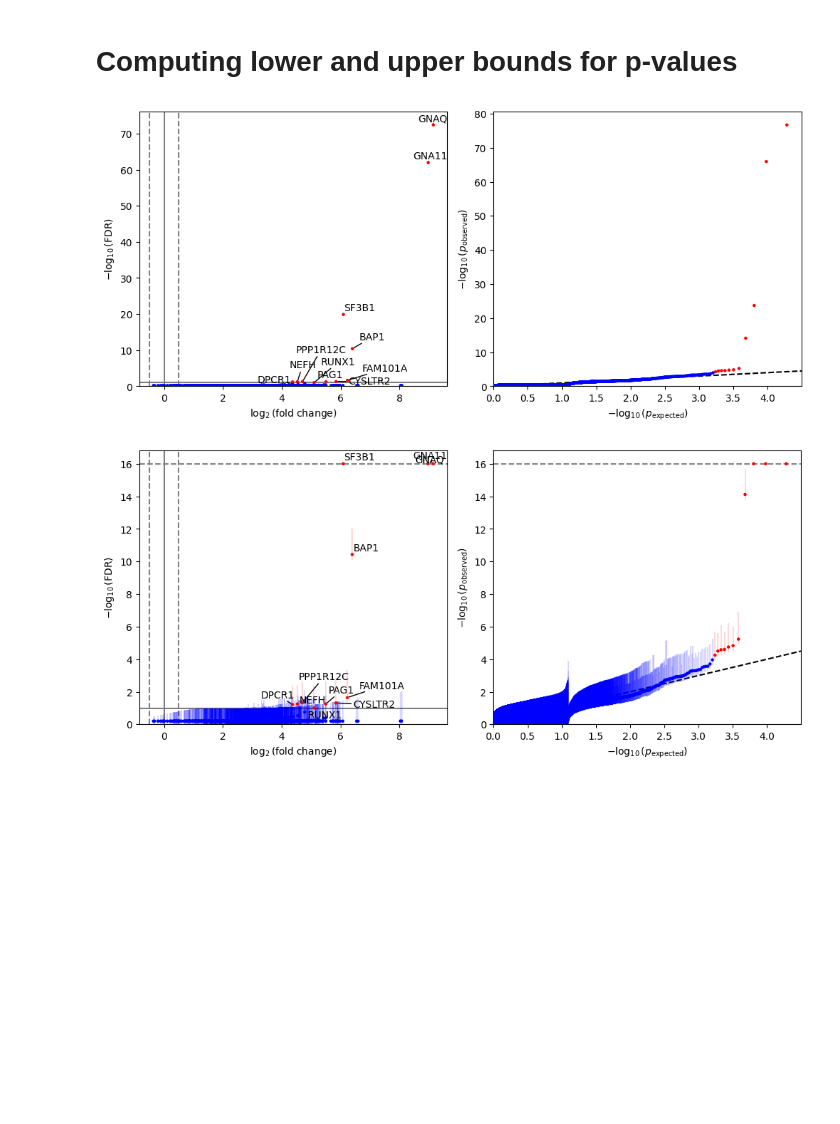
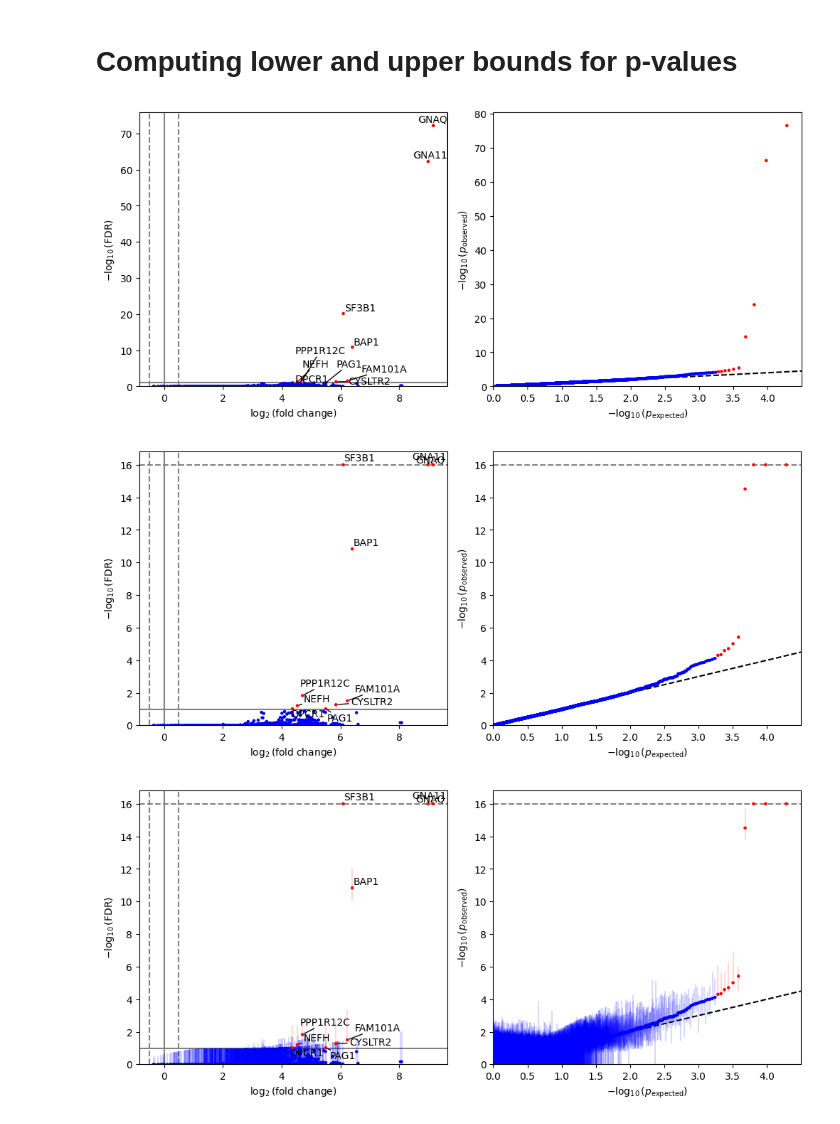
Before and after one commit to getzlab/dig_test_burden, a Jupyter notebook: process_results.ipynb, the cells around one changed output. Saved outputs shown, nothing was run; the diff lists cells and outputs as text; code cells hidden in the pictures; blank space fills up the shorter version.

```diff
--- a/process_results.ipynb
+++ b/process_results.ipynb
@@ -105,8 +105,7 @@ plt.show()
 # Recomputing p-values from model parameters
 # %%
 def nb_pvalue_greater_midp(k, alpha, p):
-    """ Calculate an UPPER TAIL p-value for a negative binomial distribution
-        with a midp correction
+    """ Calculate an UPPER TAIL p-value for a negative binomial distribution with a midp correction
     """
     return 0.5 * sp.stats.nbinom.pmf(k, alpha, p) + sp.special.betainc(k+1, alpha, 1-p)
 
@@ -119,6 +118,11 @@ def nb_pvalue_upper(k, alpha, p):
     pvals[ind_0] = sp.stats.nbinom.pmf(k[ind_0], alpha[ind_0], p[ind_0])
     pvals[~ind_0] = sp.special.betainc(k[~ind_0], alpha[~ind_0], 1-p[~ind_0])
     return pvals
+
+def nb_pvalue_uniform_midp(k, alpha, p):
+    """ Calculate the upper tail p-value for negative binomial distribution using uniform approximation and a random draw.
+    """
+    return np.random.uniform(size=k.shape) * sp.stats.nbinom.pmf(k, alpha, p) + sp.special.betainc(k+1, alpha, 1-p)
 # %% [markdown]
 ## Total burden
 # %%
@@ -146,12 +168,30 @@ INDEL -1.5765166949677223e-14 1.432187701766452e-14
 ## Sample-wise burden
 # %%
 for mut in muts:
-    df['PVAL_' + mut + '_BURDEN_SAMPLE_recomp'] = nb_pvalue_greater_midp(
-            df['N_SAMP_' + mut],
+    if mut=='MUT':
+        df['PVAL_' + mut + '_BURDEN_SAMPLE_recomp'] = nb_pvalue_greater_midp(
+            df['N_SAMP_NONSYN'] + df['N_SAMP_INDEL'],
             df.ALPHA,
-            1 / (df.THETA * df['Pi_' + mut] + 1)
+            1 / (df.THETA * (df['Pi_NONS'] + df['Pi_INDEL']) + 1)
         )
-    print(mut, np.min(df['PVAL_' + mut + '_BURDEN_SAMPLE_recomp'] - df['PVAL_' + mut + '_BURDEN_SAMPLE']), np.max(df['PVAL_' + mut + '_BURDEN_SAMPLE_recomp'] - df['PVAL_' + mut + '_BURDEN_SAMPLE']))
+        df['PVAL_' + mut + '_BURDEN_SAMPLE_uniform'] = nb_pvalue_uniform_midp(
+            df['N_SAMP_NONSYN'] + df['N_SAMP_INDEL'],
+            df.ALPHA,
+            1 / (df.THETA * (df['Pi_NONS'] + df['Pi_INDEL']) + 1)
+            )
+        print(mut, np.min(df['PVAL_' + mut + '_BURDEN_SAMPLE_recomp'] - df['PVAL_' + mut + '_BURDEN']), np.max(df['PVAL_' + mut + '_BURDEN_SAMPLE_recomp'] - df['PVAL_' + mut + '_BURDEN']))
+    else:
+        df['PVAL_' + mut + '_BURDEN_SAMPLE_recomp'] = nb_pvalue_greater_midp(
+                df['N_SAMP_' + mut],
+                df.ALPHA,
+                1 / (df.THETA * df['Pi_' + mut] + 1)
+            )
+        df['PVAL_' + mut + '_BURDEN_SAMPLE_uniform'] = nb_pvalue_uniform_midp(
+                df['N_SAMP_' + mut],
+                df.ALPHA,
+                1 / (df.THETA * df['Pi_' + mut] + 1)
+            )
+        print(mut, np.min(df['PVAL_' + mut + '_BURDEN_SAMPLE_recomp'] - df['PVAL_' + mut + '_BURDEN_SAMPLE']), np.max(df['PVAL_' + mut + '_BURDEN_SAMPLE_recomp'] - df['PVAL_' + mut + '_BURDEN_SAMPLE']))
 # %% [output]
 SYN -1.170175067954915e-13 7.416289804496046e-14
 MIS -2.674527266322002e-13 1.6220358389773537e-13
@@ -200,15 +241,17 @@ df['PVAL_INDEL_BURDEN_upper'] = nb_pvalue_upper(
 )
 # %%
 d = np.log2(df.OBS_NONSYN.to_numpy()) - np.log2(df.EXP_NONSYN.to_numpy())
-p = df.PVAL_NONSYN_BURDEN_recomp.to_numpy()
+p = df.PVAL_NONSYN_BURDEN_uniform.to_numpy()
 l = df.GENE.to_numpy()
 plot_functions.plot_volcano(p, d, l)
 # %% [output]
-[figure, old version]
+[figure, new version]
 # %%
 p_bounds = df[['PVAL_NONSYN_BURDEN_lower', 'PVAL_NONSYN_BURDEN_upper']].to_numpy()
 # %%
 importlib.reload(plot_functions)
+plot_functions.plot_volcano(p, d, l, ymax_vol=16, ymax_qq=16)
 plot_functions.plot_volcano(p, d, l, pval_bounds=p_bounds, ymax_vol=16, ymax_qq=16)
 # %% [output]
-[figure, old version]
+[figure, new version]
+[figure, added]
```
Also changed, not shown: parts of 5 cells of this notebook, 1 other file.
